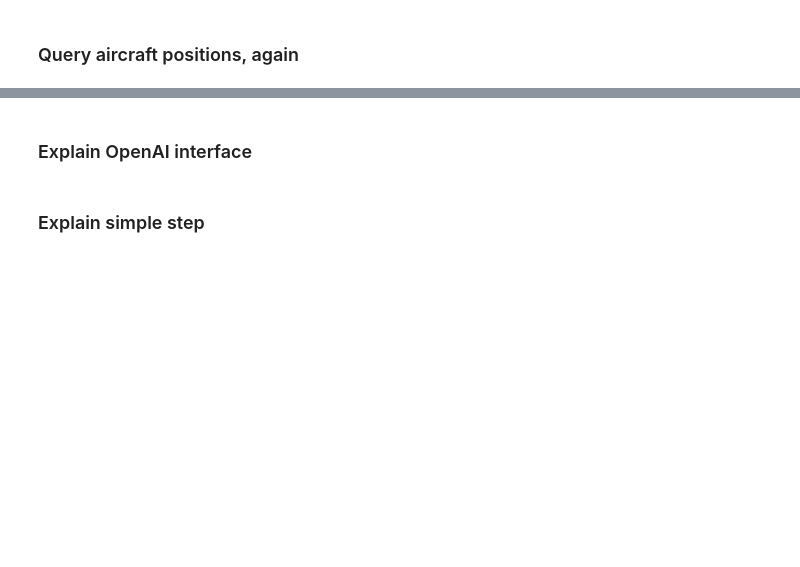
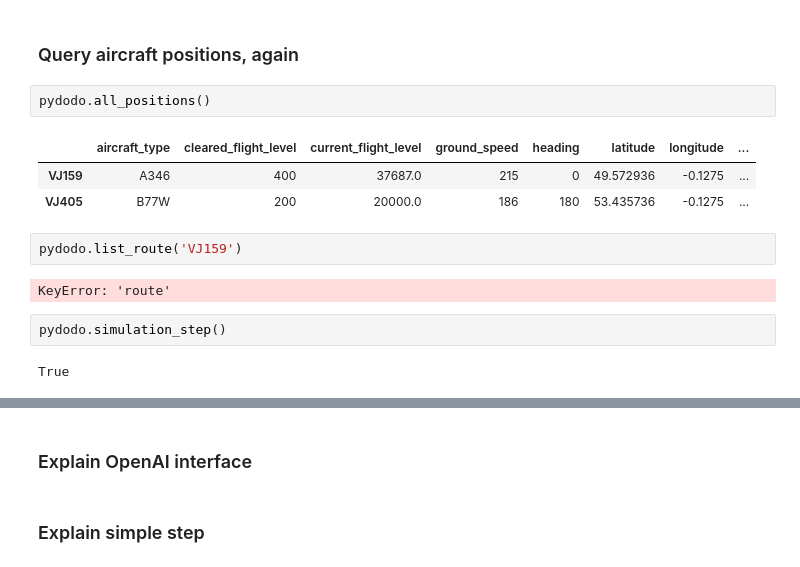
Before and after one commit to project-bluebird/simurgh, a Jupyter notebook: examples/Example-pipeline.ipynb, the cells around one changed output, grey strips where cells are left out. Saved outputs shown, nothing was run; the diff lists cells and outputs as text; blank space fills up the shorter version.

```diff
--- a/examples/Example-pipeline.ipynb
+++ b/examples/Example-pipeline.ipynb
@@ -41,2 +89,16 @@ _Success!_
 # %% [markdown]
 ### Query aircraft positions, again
+# %%
+pydodo.all_positions()
+# %% [output]
+|  | aircraft_type | cleared_flight_level | current_flight_level | ground_speed | heading | latitude | longitude | ... |
+| VJ159 | A346 | 400 | 37687.0 | 215 | 0 | 49.572936 | -0.1275 | ... |
+| VJ405 | B77W | 200 | 20000.0 | 186 | 180 | 53.435736 | -0.1275 | ... |
+# %%
+pydodo.list_route('VJ159')
+# %% [output]
+KeyError: 'route'
+# %%
+pydodo.simulation_step()
+# %% [output]
+True
```
Also changed, not shown: parts of 15 cells of this notebook.
